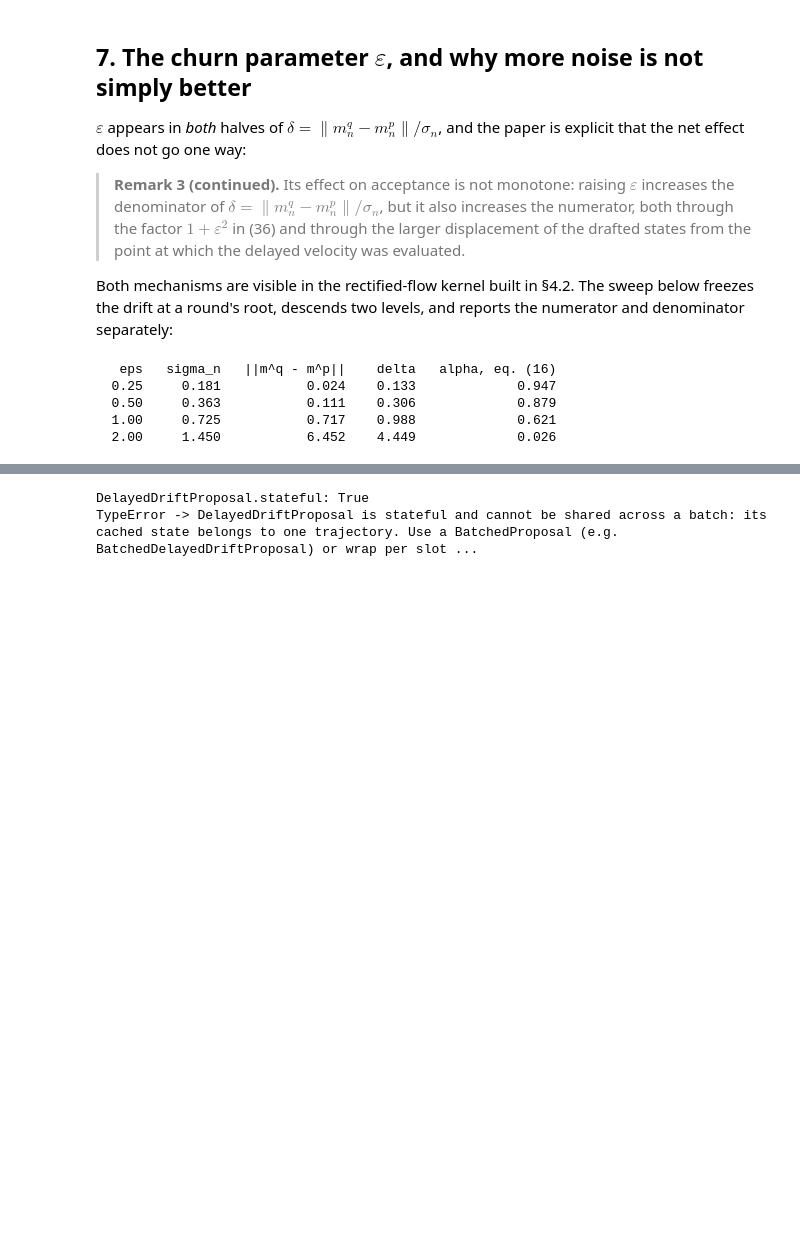
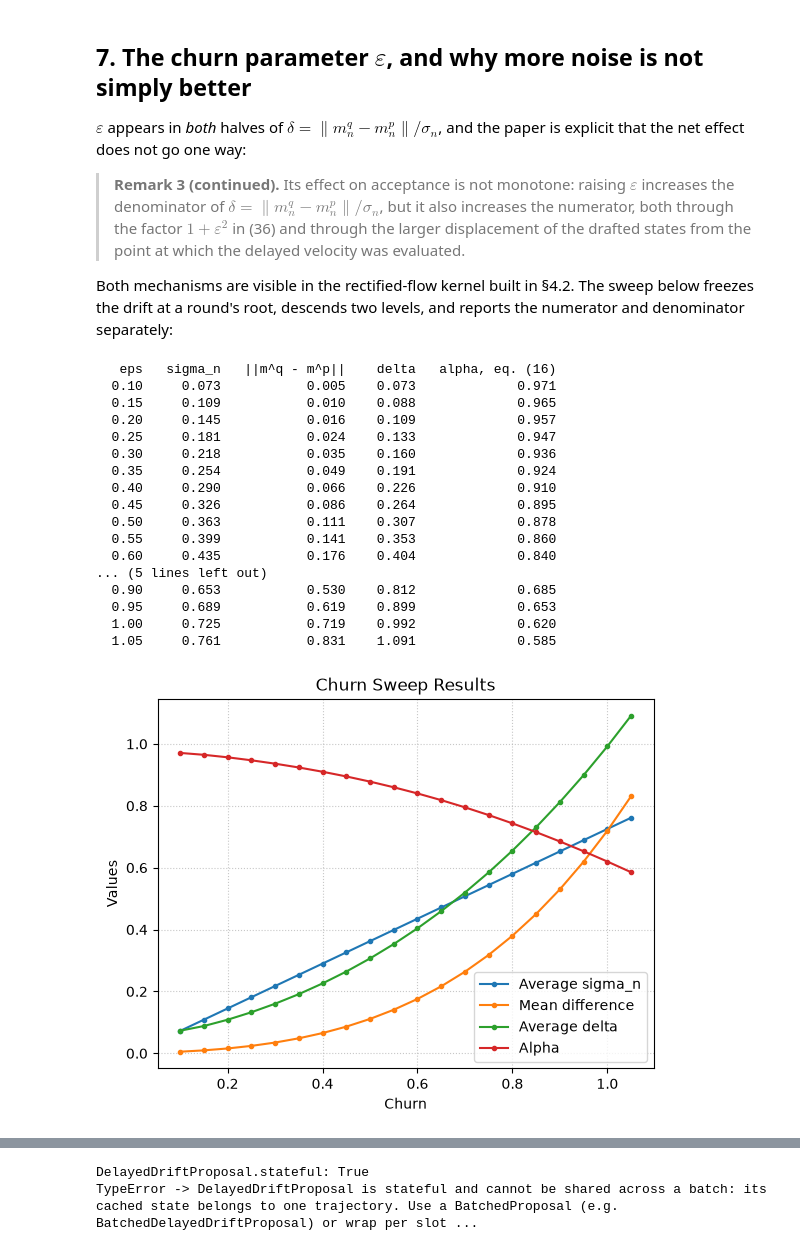
Before and after one commit to marcellobullo/tree-specdiff, a Jupyter notebook: notebooks/kernels_tutorial.ipynb, the cells around one changed output, grey strips where cells are left out. Drawn from its saved outputs; the diff is of its cells as text; code cells hidden in the pictures; blank space fills up the shorter version.

```diff
--- a/notebooks/kernels_tutorial.ipynb
+++ b/notebooks/kernels_tutorial.ipynb
@@ -948,33 +1007,62 @@ drift at a round's root, descends two levels, and reports the numerator and deno
 # %%
 def churn_sweep(eps_values=(0.25, 0.5, 1.0, 2.0), levels=3, trials=200, seed=7):
     print(f"{'eps':>6}{'sigma_n':>10}{'||m^q - m^p||':>16}{'delta':>9}{'alpha, eq. (16)':>18}")
+    sigmas, mean_diff, deltas, alphas = [], [], [], []
     for eps in eps_values:
         r = np.random.default_rng(seed)
         tgt = RectifiedFlowKernel(velocity, times, churn=eps)
         sch = EulerMaruyamaSchedule(times, eps)
         num = den = 0.0
         for _ in range(trials):
             state = r.standard_normal(d_mix)
             increment = tgt.means(state[None], (0,))[0] - state        # freeze at the root
             for level in range(1, levels + 1):
                 step = level - 1
                 mu_p = state + increment
                 mu_q = tgt.means(state[None], (step,))[0]
                 num += float(np.linalg.norm(mu_q - mu_p))
                 den += sch(step)
                 state = mu_p + sch(step) * r.standard_normal(d_mix)
         num /= trials * levels
         den /= trials * levels
+        sigmas.append(den)
         delta = num / den
+        deltas.append(delta)
+        mean_diff.append(num)
+        alphas.append(2.0 * standard_normal_sf(delta / 2.0))
         print(f"{eps:>6.2f}{den:>10.3f}{num:>16.3f}{delta:>9.3f}"
               f"{2.0 * standard_normal_sf(delta / 2.0):>18.3f}")
 
+    plt.plot(eps_values, sigmas, marker='.', label='Average sigma_n')
+    plt.plot(eps_values, mean_diff, marker='.', label='Mean difference')
+    plt.plot(eps_values, deltas, marker='.', label='Average delta')
+    plt.plot(eps_values, alphas, marker='.', label='Alpha')
 
-churn_sweep()
+    plt.xlabel('Churn')
+    plt.ylabel('Values')
+    plt.title('Churn Sweep Results')
+    plt.legend()
+    plt.grid(linestyle=':', alpha=0.7)
+
+eps_values = np.arange(0.1, 1.1, 0.05)
+churn_sweep(eps_values)
 # %% [output]
    eps   sigma_n   ||m^q - m^p||    delta   alpha, eq. (16)
+  0.10     0.073           0.005    0.073             0.971
+  0.15     0.109           0.010    0.088             0.965
+  0.20     0.145           0.016    0.109             0.957
   0.25     0.181           0.024    0.133             0.947
-  0.50     0.363           0.111    0.306             0.879
-  1.00     0.725           0.717    0.988             0.621
-  2.00     1.450           6.452    4.449             0.026
+  0.30     0.218           0.035    0.160             0.936
+  0.35     0.254           0.049    0.191             0.924
+  0.40     0.290           0.066    0.226             0.910
+  0.45     0.326           0.086    0.264             0.895
+  0.50     0.363           0.111    0.307             0.878
+  0.55     0.399           0.141    0.353             0.860
+  0.60     0.435           0.176    0.404             0.840
+... (5 lines left out)
+  0.90     0.653           0.530    0.812             0.685
+  0.95     0.689           0.619    0.899             0.653
+  1.00     0.725           0.719    0.992             0.620
+  1.05     0.761           0.831    1.091             0.585
+[figure, added]
 # %% [markdown]
```
Also changed, not shown: parts of 11 cells of this notebook.
